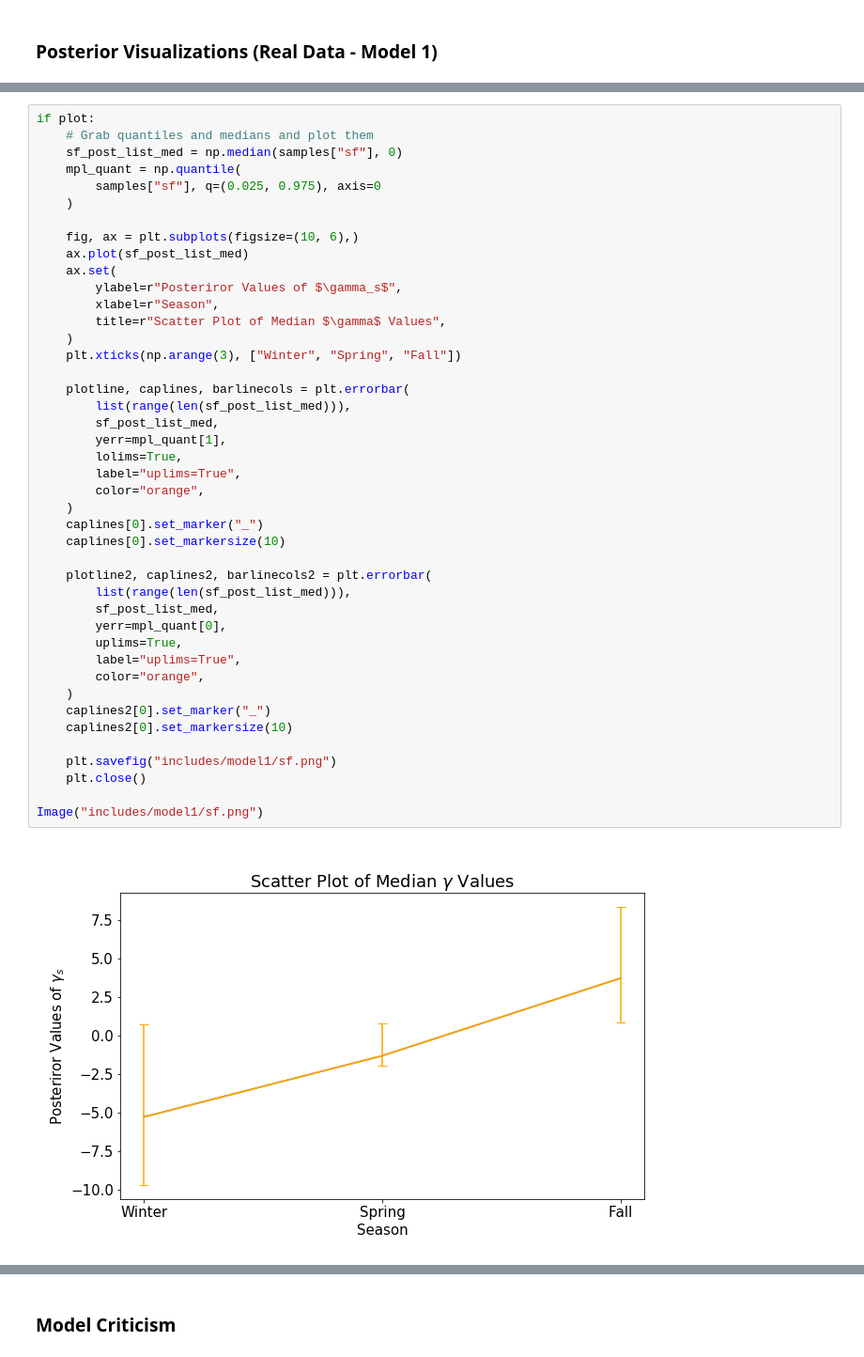
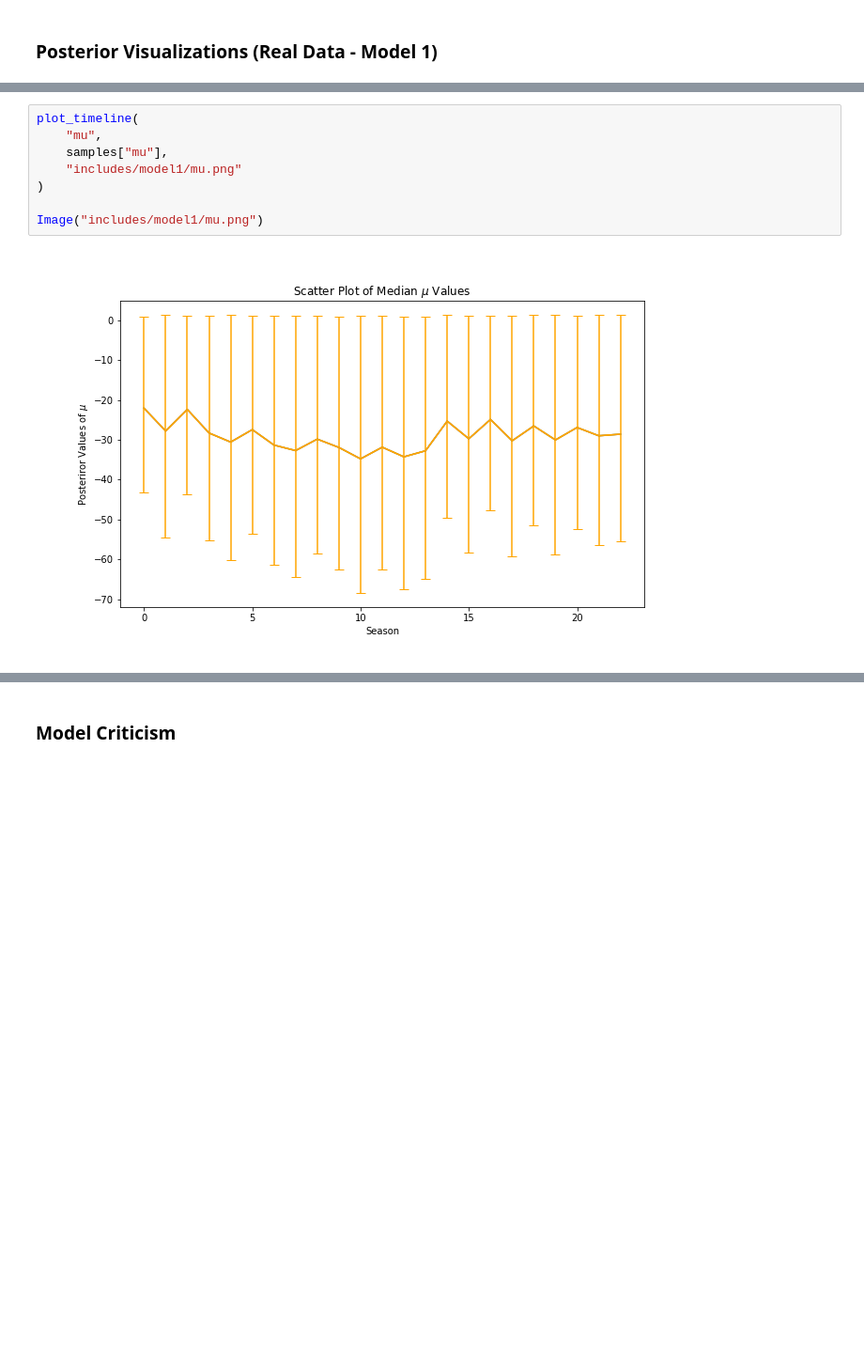
Before and after one commit to M-Harrington/probprog-finalproject, a Jupyter notebook: code.ipynb, the cells around one changed output, grey strips where cells are left out. Shown at 94% size. Drawn from its saved outputs; the diff is of its cells as text; blank space fills up the shorter version.

```diff
--- a/code.ipynb
+++ b/code.ipynb
@@ -674,45 +602,10 @@ Image("includes/model1/mu.png")
-# %%
-if plot:
-    # Grab quantiles and medians and plot them
-    sf_post_list_med = np.median(samples["sf"], 0)
-    mpl_quant = np.quantile(
-        samples["sf"], q=(0.025, 0.975), axis=0
-    )
-
-    fig, ax = plt.subplots(figsize=(10, 6),)
-    ax.plot(sf_post_list_med)
-    ax.set(
-        ylabel=r"Posteriror Values of $\gamma_s$",
-        xlabel=r"Season",
-        title=r"Scatter Plot of Median $\gamma$ Values",
-    )
-    plt.xticks(np.arange(3), ["Winter", "Spring", "Fall"])
-
-    plotline, caplines, barlinecols = plt.errorbar(
-        list(range(len(sf_post_list_med))),
-        sf_post_list_med,
-        yerr=mpl_quant[1],
-        lolims=True,
-        label="uplims=True",
-        color="orange",
-    )
-    caplines[0].set_marker("_")
-    caplines[0].set_markersize(10)
-
-    plotline2, caplines2, barlinecols2 = plt.errorbar(
-        list(range(len(sf_post_list_med))),
-        sf_post_list_med,
-        yerr=mpl_quant[0],
-        uplims=True,
-        label="uplims=True",
-        color="orange",
-    )
-    caplines2[0].set_marker("_")
-    caplines2[0].set_markersize(10)
-
-    plt.savefig("includes/model1/sf.png")
-    plt.close()
-
-Image("includes/model1/sf.png")
-# %% [output]
-[figure, removed]
+# %%
+plot_timeline(
+    "mu",
+    samples["mu"],
+    "includes/model1/mu.png"
+)
+
+Image("includes/model1/mu.png")
+# %% [output]
+[figure, added]
```
Also changed, not shown: parts of 23 cells of this notebook, 41 other files.
